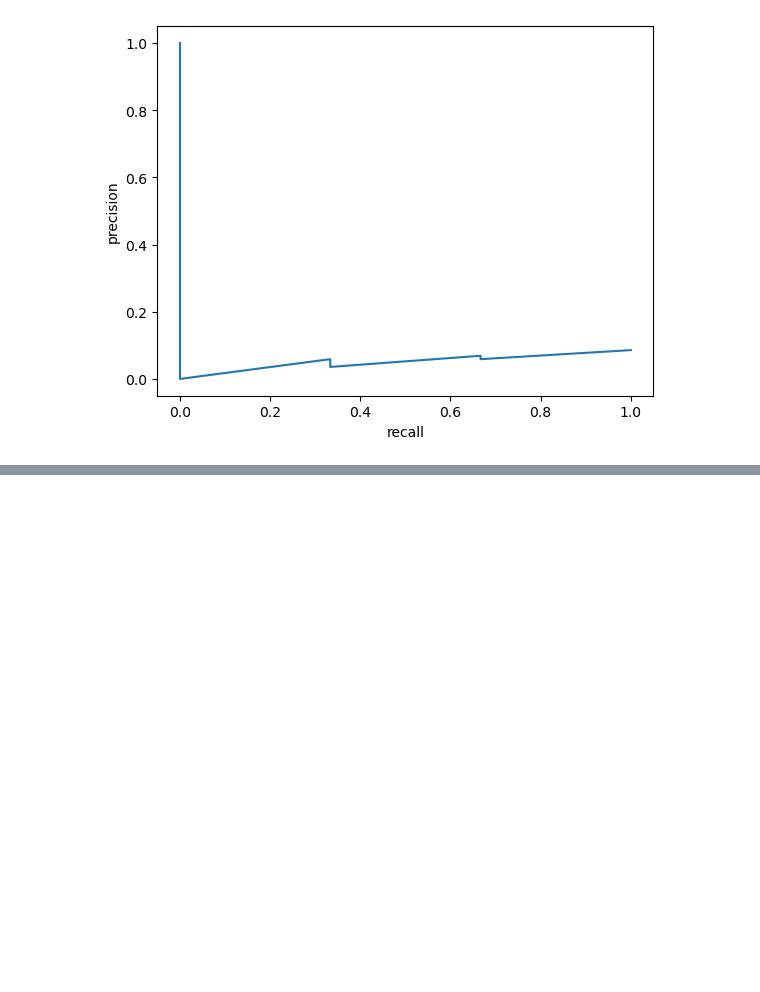
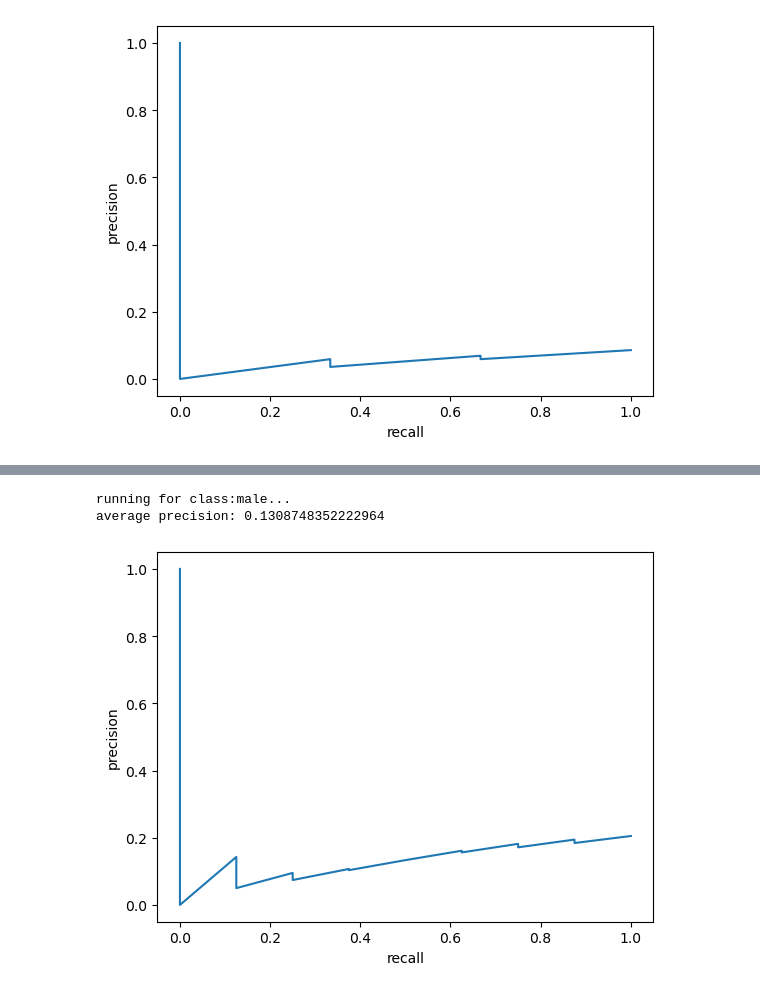
Before and after one commit to RandumbPurson/CMSE-202-Dream-Project, a Jupyter notebook: Logistic-Regression.ipynb, the cells around one changed output, grey strips where cells are left out. Drawn from its saved outputs; the diff is of its cells as text; code cells hidden in the pictures; blank space fills up the shorter version.

Commit message:
Add section on DreamLR class

```diff
--- a/Logistic-Regression.ipynb
+++ b/Logistic-Regression.ipynb
@@ -143,0 +147,12 @@ This gives some really interesting results! The FFA is good the facial detection
+# %%
+from utils import load_data
+from models import DreamLR
+
+masks, data = load_data(2) # get data for subject 2
+
+lr = DreamLR(masks, data) # instantiate using subject 2's data
+lr.run("male", "FFA") # run model to predict "male" class using the FFA region
+# %% [output]
+running for class:male...
+average precision: 0.1308748352222964
+[figure, added]
```
Also changed, not shown: parts of 3 cells of this notebook.
